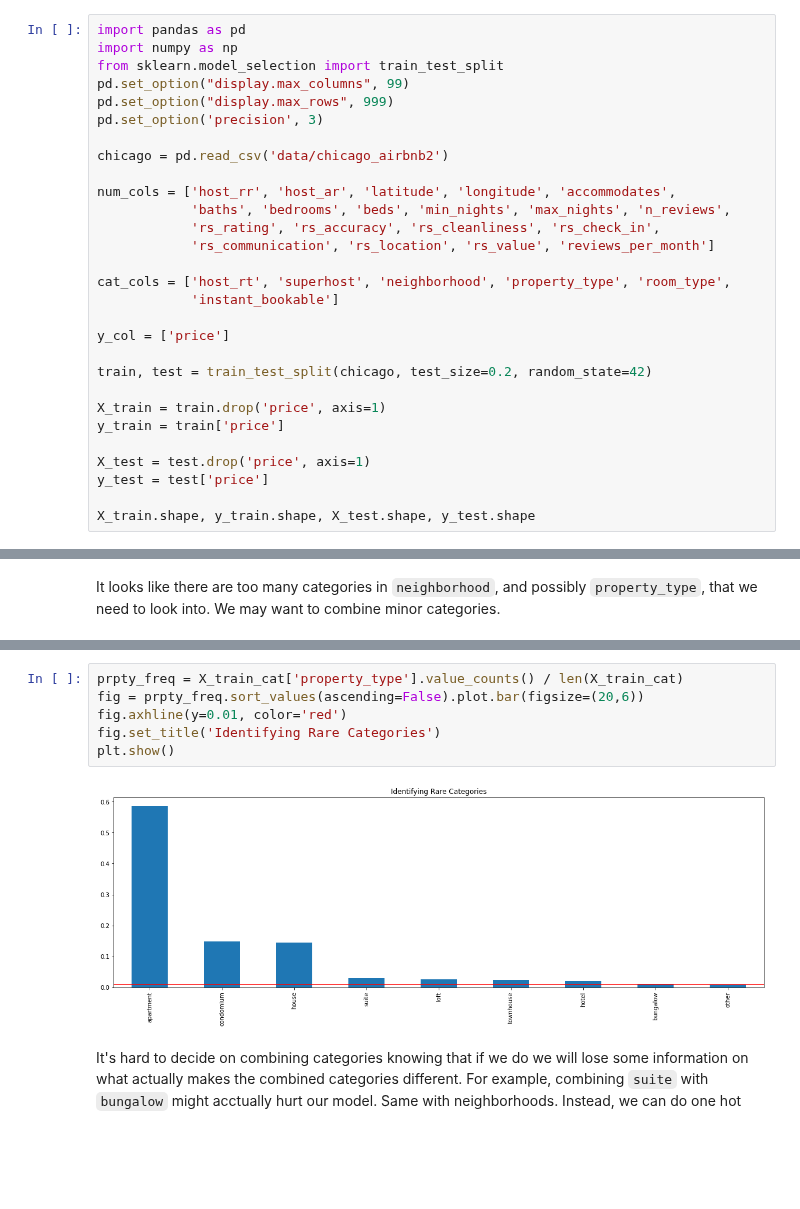
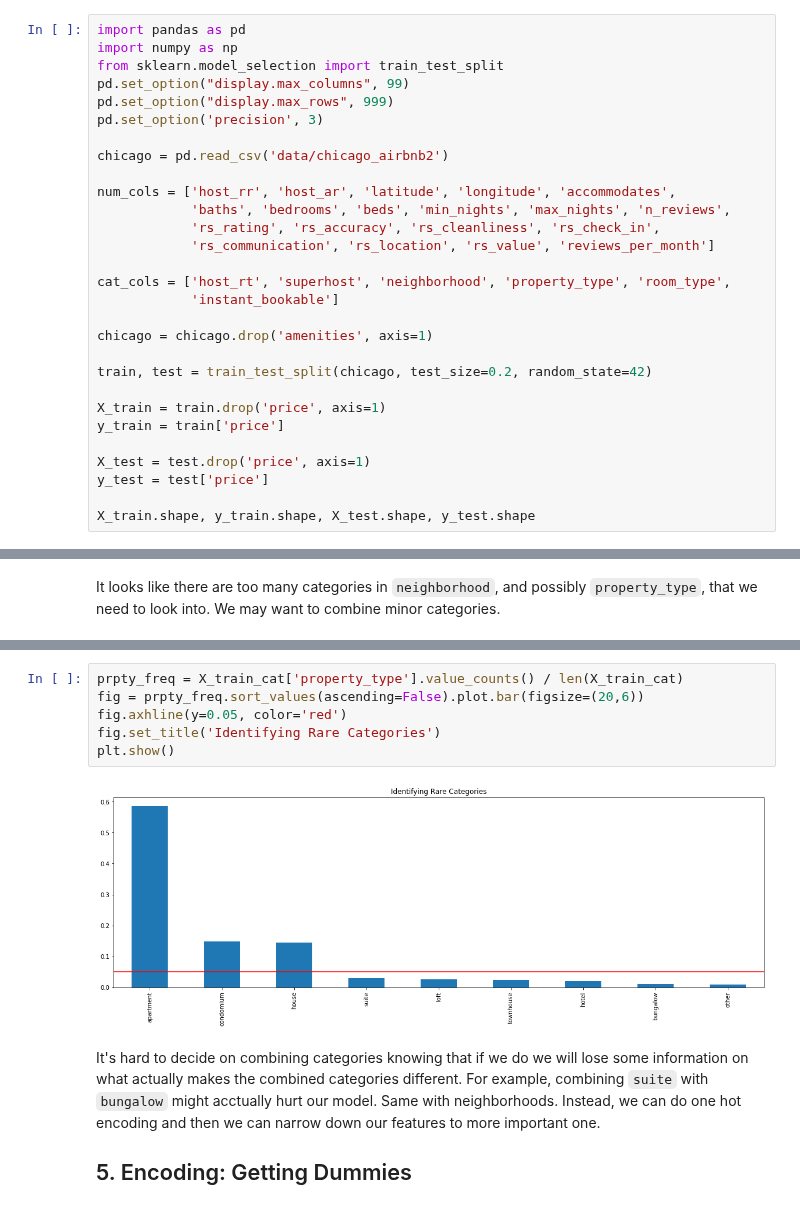
Before and after one commit to harera3/ML_Portfolio, a Jupyter notebook: 08_Chicago_AirBnB_Feature_Engineering.ipynb, the cells around one changed output, grey strips where cells are left out. Cells and saved outputs as stored; diff of their text form; blank space fills up the shorter version.

Commit message:
5. get dummies

```diff
--- a/08_Chicago_AirBnB_Feature_Engineering.ipynb
+++ b/08_Chicago_AirBnB_Feature_Engineering.ipynb
@@ -21,7 +21,7 @@ num_cols = ['host_rr', 'host_ar', 'latitude', 'longitude', 'accommodates',
 cat_cols = ['host_rt', 'superhost', 'neighborhood', 'property_type', 'room_type',
             'instant_bookable']
 
-y_col = ['price']
+chicago = chicago.drop('amenities', axis=1)
 
 train, test = train_test_split(chicago, test_size=0.2, random_state=42)
 
@@ -222,10 +222,12 @@ plt.show()
 # %%
 prpty_freq = X_train_cat['property_type'].value_counts() / len(X_train_cat)
 fig = prpty_freq.sort_values(ascending=False).plot.bar(figsize=(20,6))
-fig.axhline(y=0.01, color='red')
+fig.axhline(y=0.05, color='red')
 fig.set_title('Identifying Rare Categories')
 plt.show()
 # %% [output]
-[figure, old version]
+[figure, new version]
 # %% [markdown]
-It's hard to decide on combining categories knowing that if we do we will lose some information on what actually makes the combined categories different. For example, combining `suite` with `bungalow` might acctually hurt our model. Same with neighborhoods. Instead, we can do one hot
+It's hard to decide on combining categories knowing that if we do we will lose some information on what actually makes the combined categories different. For example, combining `suite` with `bungalow` might acctually hurt our model. Same with neighborhoods. Instead, we can do one hot encoding and then we can narrow down our features to more important one.
+
+## 5. Encoding: Getting Dummies
```
Also changed, not shown: parts of 4 cells of this notebook.
